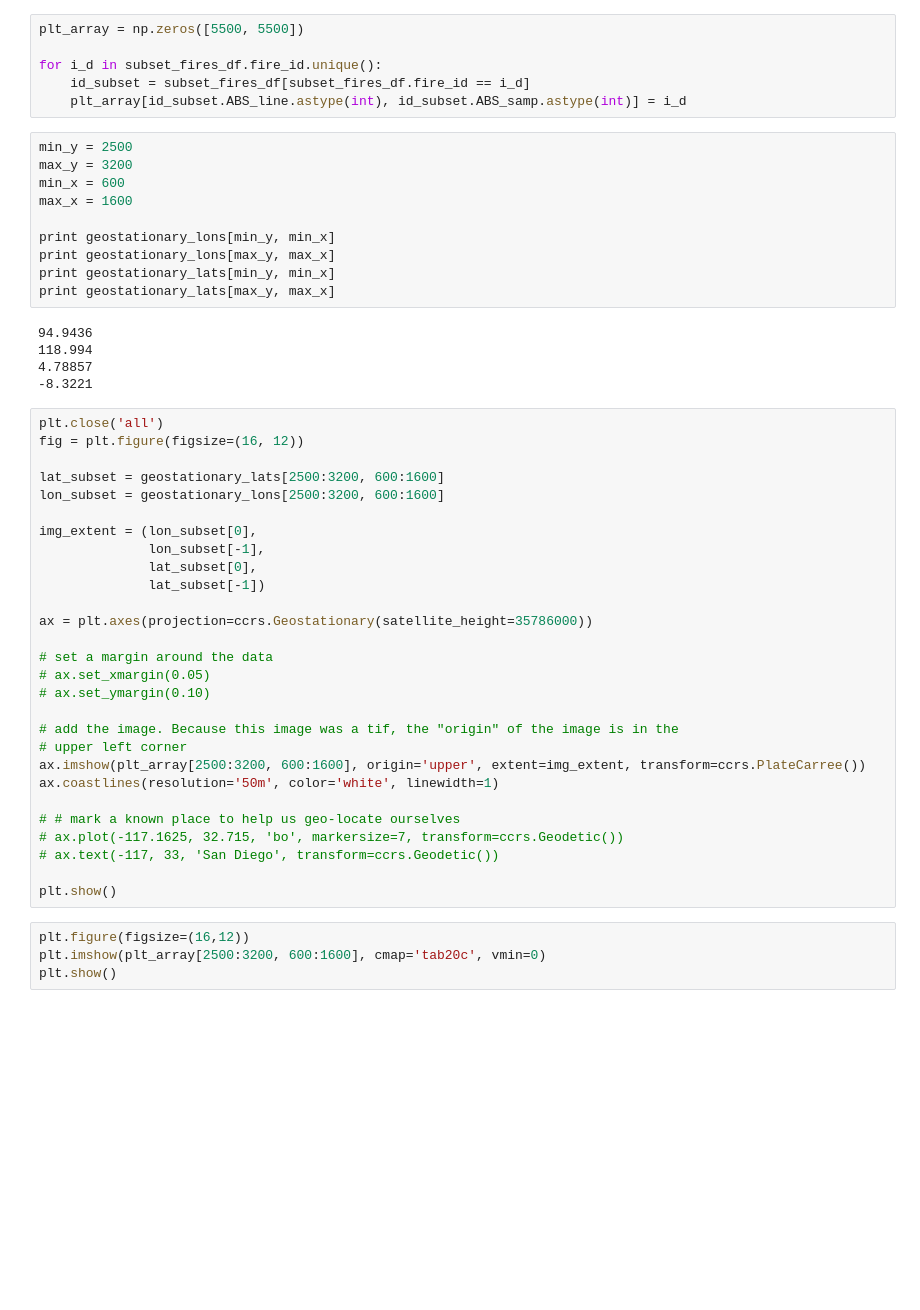
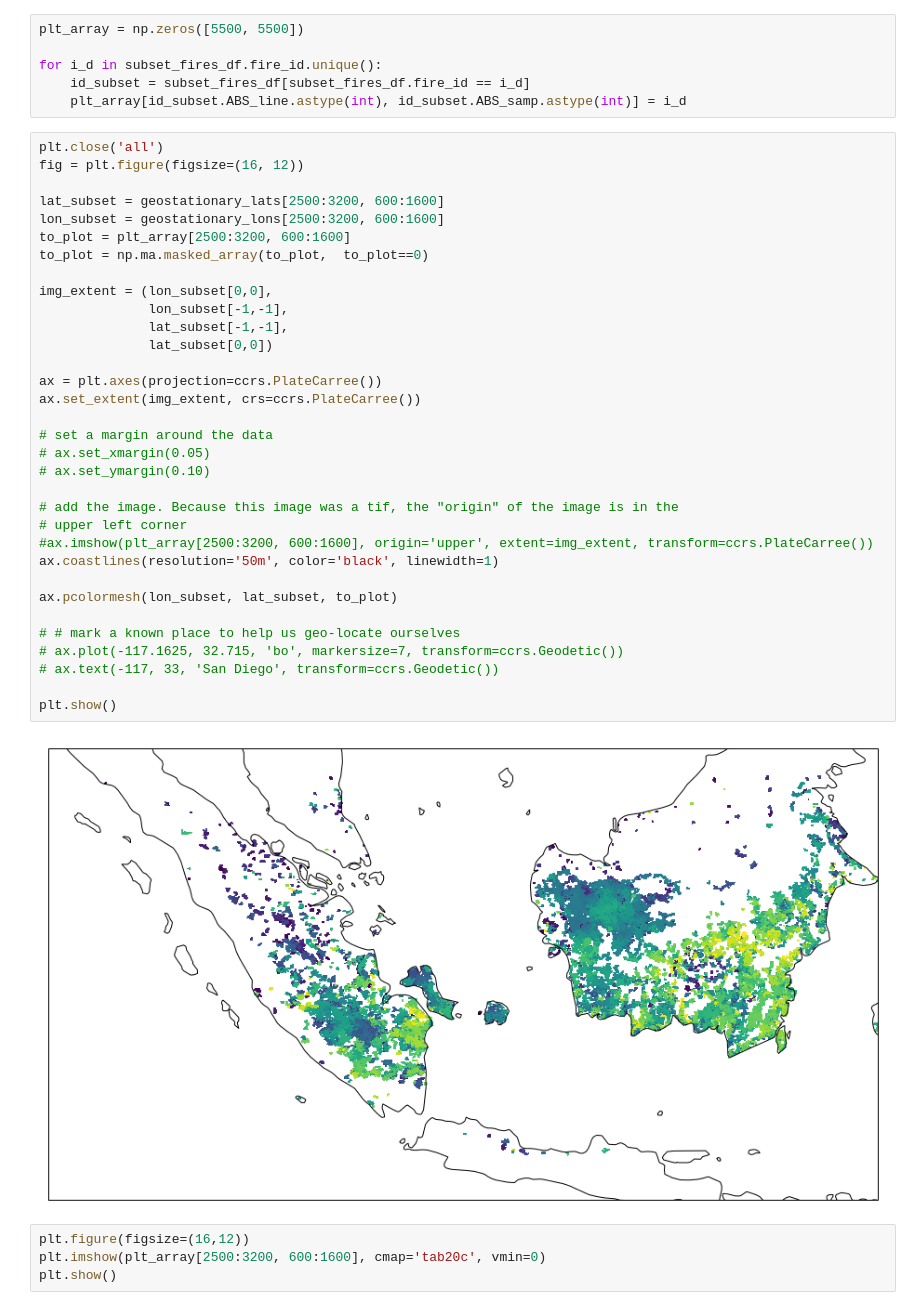
Before and after one commit to gridl/kcl-fire-aot, a Jupyter notebook: notebooks/Fire Type Identification V2.ipynb, the cells around one changed output. Cells and saved outputs as stored; diff of their text form; blank space fills up the shorter version.

```diff
--- a/notebooks/Fire Type Identification V2.ipynb
+++ b/notebooks/Fire Type Identification V2.ipynb
@@ -79,49 +79,41 @@ plt_array = np.zeros([5500, 5500])
 for i_d in subset_fires_df.fire_id.unique():
     id_subset = subset_fires_df[subset_fires_df.fire_id == i_d]
     plt_array[id_subset.ABS_line.astype(int), id_subset.ABS_samp.astype(int)] = i_d
-# %%
-min_y = 2500
-max_y = 3200
-min_x = 600
-max_x = 1600
-
-print geostationary_lons[min_y, min_x]
-print geostationary_lons[max_y, max_x]
-print geostationary_lats[min_y, min_x]
-print geostationary_lats[max_y, max_x]
-# %% [output]
-94.9436
-118.994
-4.78857
--8.3221
 # %%
 plt.close('all')
 fig = plt.figure(figsize=(16, 12))
 
 lat_subset = geostationary_lats[2500:3200, 600:1600]
 lon_subset = geostationary_lons[2500:3200, 600:1600]
+to_plot = plt_array[2500:3200, 600:1600]
+to_plot = np.ma.masked_array(to_plot,  to_plot==0)
 
-img_extent = (lon_subset[0],
-              lon_subset[-1],
-              lat_subset[0],
-              lat_subset[-1])
+img_extent = (lon_subset[0,0],
+              lon_subset[-1,-1],
+              lat_subset[-1,-1],
+              lat_subset[0,0])
 
-ax = plt.axes(projection=ccrs.Geostationary(satellite_height=35786000))
+ax = plt.axes(projection=ccrs.PlateCarree())
+ax.set_extent(img_extent, crs=ccrs.PlateCarree())
 
 # set a margin around the data
 # ax.set_xmargin(0.05)
 # ax.set_ymargin(0.10)
 
 # add the image. Because this image was a tif, the "origin" of the image is in the
 # upper left corner
-ax.imshow(plt_array[2500:3200, 600:1600], origin='upper', extent=img_extent, transform=ccrs.PlateCarree())
-ax.coastlines(resolution='50m', color='white', linewidth=1)
+#ax.imshow(plt_array[2500:3200, 600:1600], origin='upper', extent=img_extent, transform=ccrs.PlateCarree())
+ax.coastlines(resolution='50m', color='black', linewidth=1)
+
+ax.pcolormesh(lon_subset, lat_subset, to_plot)
 
 # # mark a known place to help us geo-locate ourselves
 # ax.plot(-117.1625, 32.715, 'bo', markersize=7, transform=ccrs.Geodetic())
 # ax.text(-117, 33, 'San Diego', transform=ccrs.Geodetic())
 
 plt.show()
+# %% [output]
+[figure, added]
 # %%
 plt.figure(figsize=(16,12))
 plt.imshow(plt_array[2500:3200, 600:1600], cmap='tab20c', vmin=0)
```
Also changed, not shown: parts of 3 cells of this notebook.
